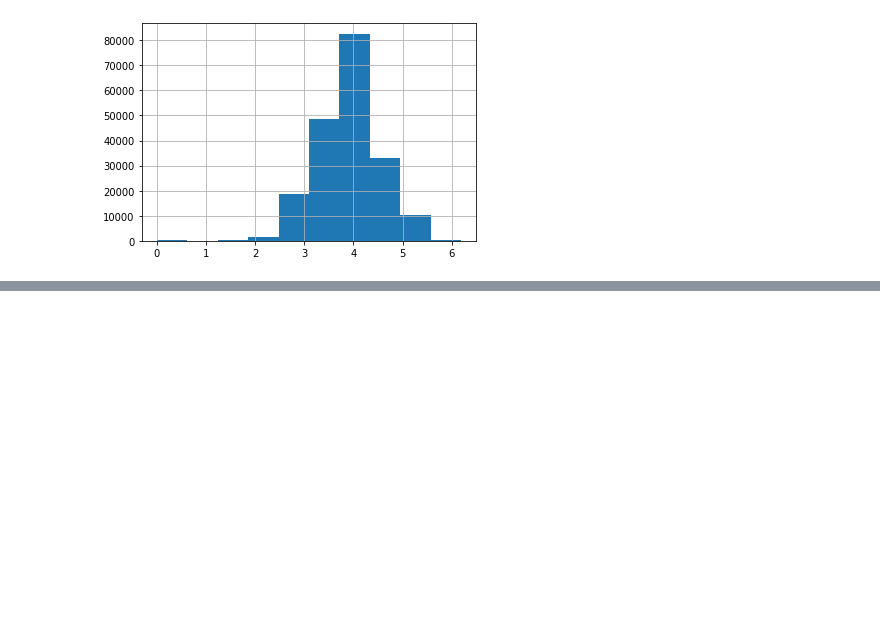
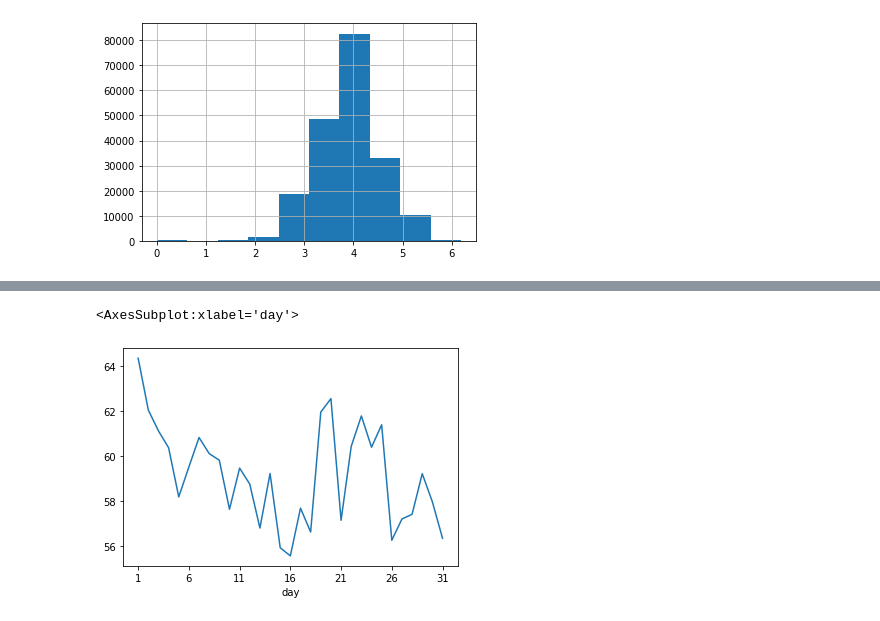
Before and after one commit to tenten0727/sony_pm25, a Jupyter notebook: notebook/002_nb_get_data_test.ipynb, the cells around one changed output, grey strips where cells are left out. Drawn from its saved outputs; the diff is of its cells as text; code cells hidden in the pictures; blank space fills up the shorter version.

```diff
--- a/notebook/002_nb_get_data_test.ipynb
+++ b/notebook/002_nb_get_data_test.ipynb
@@ -99,0 +96,5 @@ pd.Series(np.log1p(y)).hist()
+# %%
+X_train.groupby('day')['pm25_mid'].mean().plot()
+# %% [output]
+<AxesSubplot:xlabel='day'>
+[figure, added]
```
Also changed, not shown: parts of 7 cells of this notebook, 2 other files.
